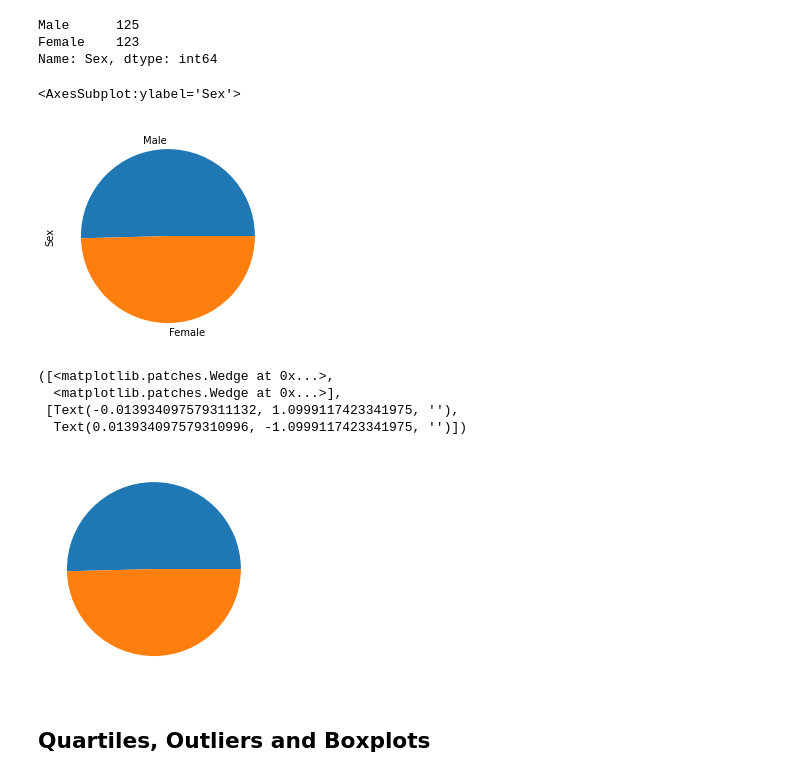
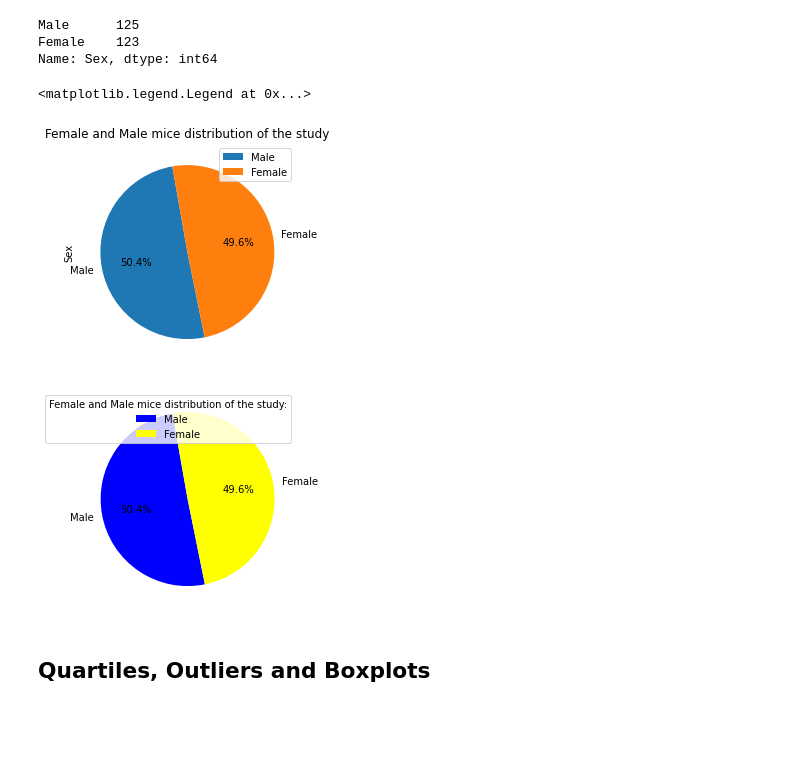
Before and after one commit to CarmenK2/Matplotlib-homework, a Jupyter notebook: pymaceuticals_starter.ipynb, the cells around one changed output. Saved outputs shown, nothing was run; the diff lists cells and outputs as text; code cells hidden in the pictures; blank space fills up the shorter version.

```diff
--- a/pymaceuticals_starter.ipynb
+++ b/pymaceuticals_starter.ipynb
@@ -588,21 +588,21 @@ Female    123
 Name: Sex, dtype: int64
 # %%
 # Generate a pie plot showing the distribution of female versus male mice using pandas
-
-Mouse_Gender_for_Drug_Regimen.plot(kind="pie")
+Mouse_Gender_distribution_chart = Mouse_Gender_for_Drug_Regimen.plot(kind="pie",title = "Female and Male mice distribution of the study",startangle=100,autopct="%1.1f%%")
+Mouse_Gender_distribution_chart.legend()
 # %% [output]
-<AxesSubplot:ylabel='Sex'>
+<matplotlib.legend.Legend at 0x...>
-[figure, old version]
+[figure, new version]
 # %%
 # Generate a pie plot showing the distribution of female versus male mice using pyplot
-
-plt.pie(Mouse_Gender_for_Drug_Regimen)
+y = np.array([125,123])
+mylabels = ["Male", "Female"]
+mycolors = ["blue", "yellow"]
+plt.pie(y,labels=mylabels, colors = mycolors, autopct="%1.1f%%", startangle=100)
+plt.legend(title = "Female and Male mice distribution of the study:",loc="best")
+plt.show()
 # %% [output]
-([<matplotlib.patches.Wedge at 0x...>,
-  <matplotlib.patches.Wedge at 0x...>],
- [Text(-0.013934097579311132, 1.0999117423341975, ''),
-  Text(0.013934097579310996, -1.0999117423341975, '')])
-[figure, old version]
+[figure, new version]
 # %% [markdown]
 ## Quartiles, Outliers and Boxplots
 # %%
```
Also changed, not shown: parts of 13 cells of this notebook.
